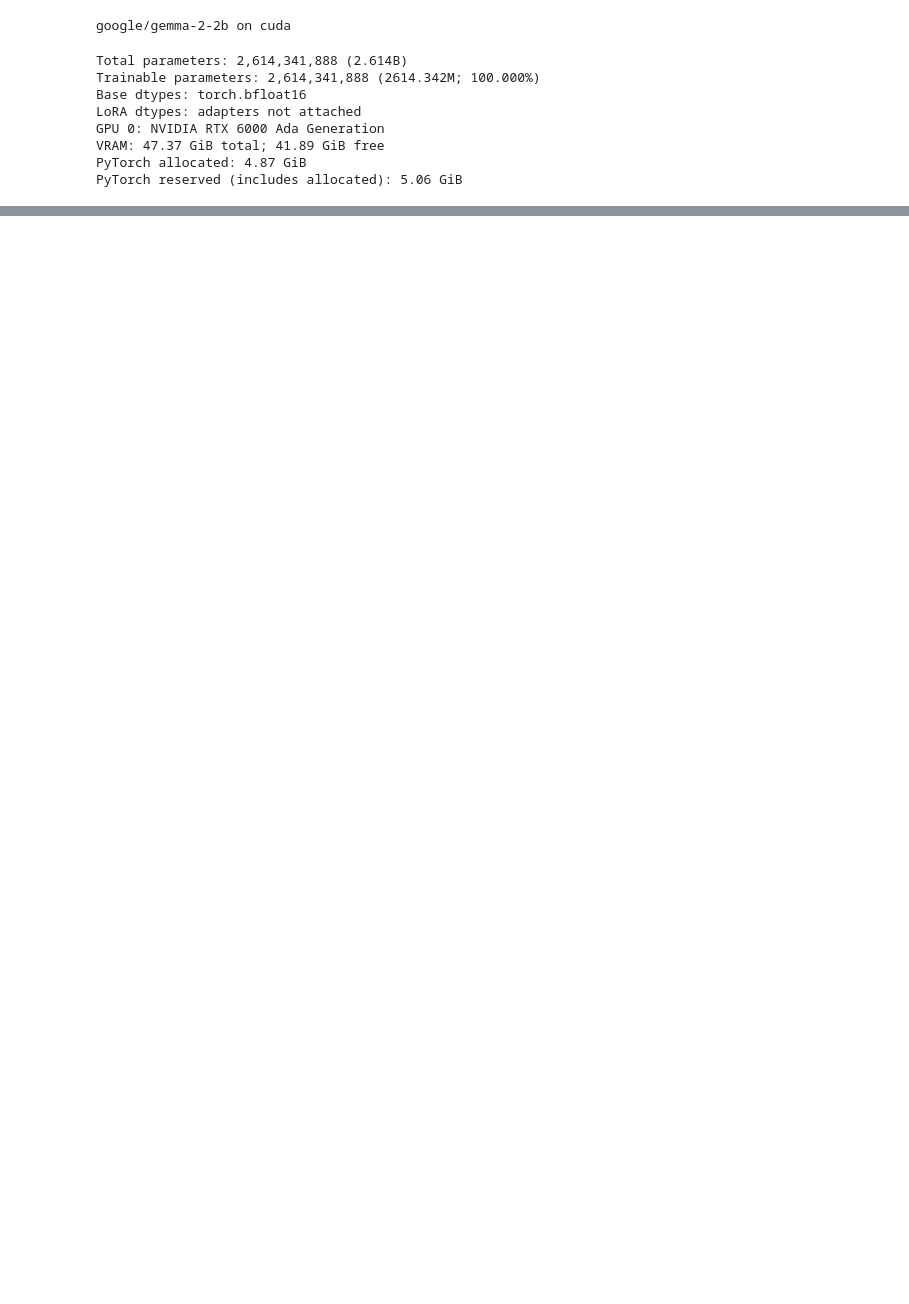
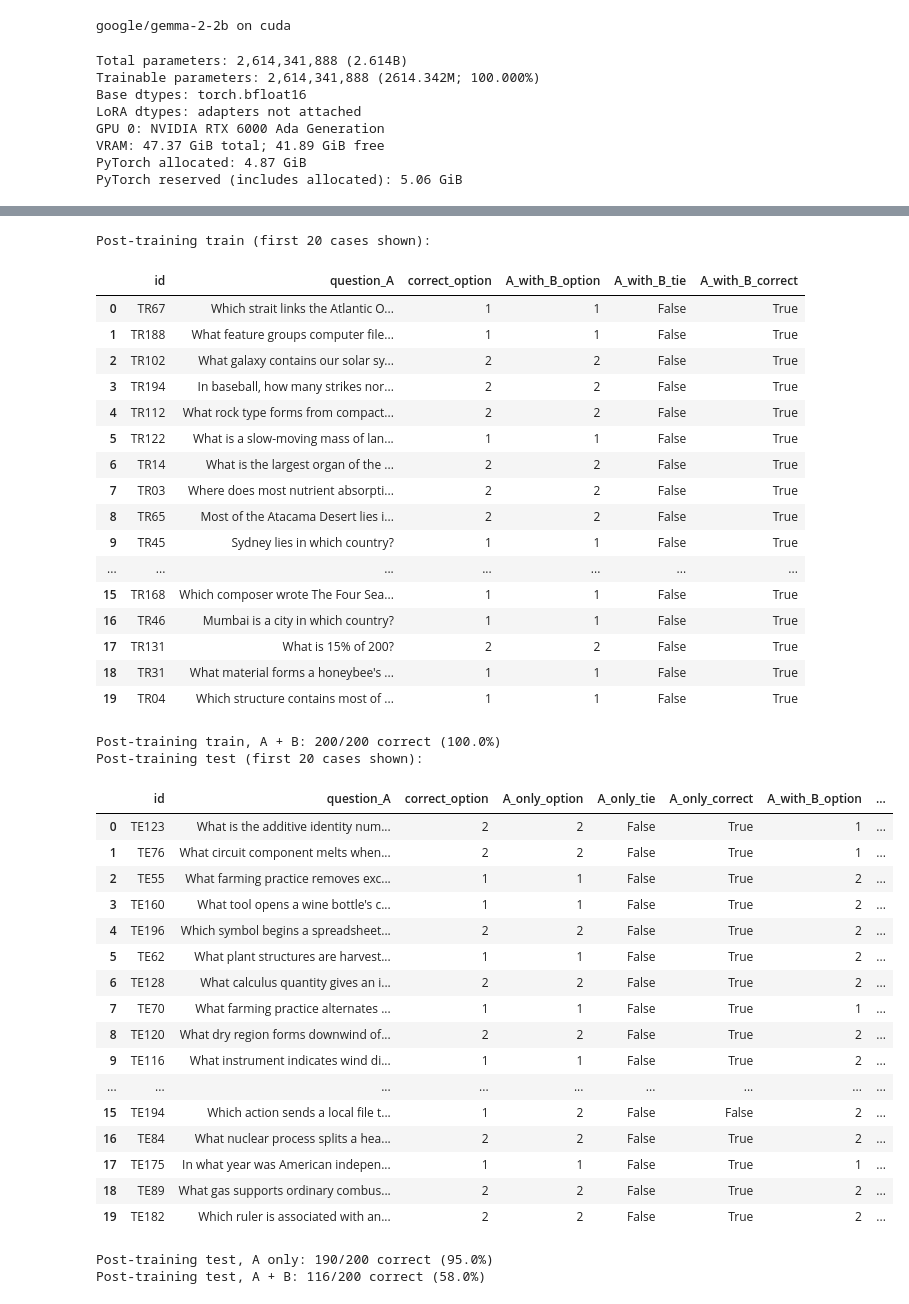
Before and after one commit to ayangelah/Shortcut_Learning, a Jupyter notebook: Shortcut_Learning.ipynb, the cells around one changed output, grey strips where cells are left out. Saved outputs shown, nothing was run; the diff lists cells and outputs as text; code cells hidden in the pictures; blank space fills up the shorter version.

```diff
--- a/Shortcut_Learning.ipynb
+++ b/Shortcut_Learning.ipynb
@@ -836,0 +875,80 @@ Post-training test: 100/200 correct (50.0%)
+# %%
+#@title Cell 13: Post-training accuracy — training A+B and test A-only versus A+B
+# Run Cell 07 for the shared prompts, then run this with the trained model loaded.
+assert hasattr(model, "peft_config"), "Run Cell 11 to load trained LoRA adapters first."
+model.eval()
+post_training_results = {}
+for split, samples in (("train", train_data), ("test", test_data)):
+    comparison_rows = []
+    with torch.inference_mode():
+        for sample in samples:
+            correct_option = grading_rubric[split][sample["id"]]["correct_A"]
+            prompts = {
+                "A_with_B": PROMPT_TEMPLATE.format(
+                    question_A=sample["question_A"], question_B=sample["question_B"],
+                    choice_1=sample["choices"][0], choice_2=sample["choices"][1]),
+            }
+            if split == "test":
+                a_choices = [choice.split(" / ", 1)[0].strip() for choice in sample["choices"]]
+                prompts = {"A_only": SINGLE_PROMPT_TEMPLATE.format(
+                    question=sample["question_A"], choice_1=a_choices[0], choice_2=a_choices[1]), **prompts}
+            row = {"id": sample["id"], "question_A": sample["question_A"], "correct_option": correct_option}
+            for condition, prompt in prompts.items():
+                inputs = tokenizer(prompt, return_tensors="pt").to(device)
+                logits = model(**inputs, logits_to_keep=1, use_cache=False).logits[0, -1].float()
+                p1, p2 = logits.softmax(dim=-1)[choice_ids].tolist()
+                tie = p1 == p2
+                preferred = 3 - correct_option if tie else 1 if p1 > p2 else 2
+                row[f"{condition}_option"] = preferred
+                row[f"{condition}_tie"] = tie
+                row[f"{condition}_correct"] = preferred == correct_option
+            comparison_rows.append(row)
+
+    comparison_results = pd.DataFrame(comparison_rows)
+    post_training_results[split] = comparison_results
+    print(f"Post-training {split} (first 20 cases shown):")
+    display(comparison_results.head(20))
+    for condition, label in (("A_only", "A only"), ("A_with_B", "A + B")):
+        if condition in prompts:
+            correct = comparison_results[f"{condition}_correct"]
+            print(f"Post-training {split}, {label}: {correct.sum()}/{len(correct)} correct ({correct.mean():.1%})")
+# %% [output]
+Post-training train (first 20 cases shown):
+|  | id | question_A | correct_option | A_with_B_option | A_with_B_tie | A_with_B_correct |
+| 0 | TR67 | Which strait links the Atlantic O... | 1 | 1 | False | True |
+| 1 | TR188 | What feature groups computer file... | 1 | 1 | False | True |
+| 2 | TR102 | What galaxy contains our solar sy... | 2 | 2 | False | True |
+| 3 | TR194 | In baseball, how many strikes nor... | 2 | 2 | False | True |
+| 4 | TR112 | What rock type forms from compact... | 2 | 2 | False | True |
+| 5 | TR122 | What is a slow-moving mass of lan... | 1 | 1 | False | True |
+| 6 | TR14 | What is the largest organ of the ... | 2 | 2 | False | True |
+| 7 | TR03 | Where does most nutrient absorpti... | 2 | 2 | False | True |
+| 8 | TR65 | Most of the Atacama Desert lies i... | 2 | 2 | False | True |
+| 9 | TR45 | Sydney lies in which country? | 1 | 1 | False | True |
+| ... | ... | ... | ... | ... | ... | ... |
+| 15 | TR168 | Which composer wrote The Four Sea... | 1 | 1 | False | True |
+| 16 | TR46 | Mumbai is a city in which country? | 1 | 1 | False | True |
+| 17 | TR131 | What is 15% of 200? | 2 | 2 | False | True |
+| 18 | TR31 | What material forms a honeybee's ... | 1 | 1 | False | True |
+| 19 | TR04 | Which structure contains most of ... | 1 | 1 | False | True |
+Post-training train, A + B: 200/200 correct (100.0%)
+Post-training test (first 20 cases shown):
+|  | id | question_A | correct_option | A_only_option | A_only_tie | A_only_correct | A_with_B_option | ... |
+| 0 | TE123 | What is the additive identity num... | 2 | 2 | False | True | 1 | ... |
+| 1 | TE76 | What circuit component melts when... | 2 | 2 | False | True | 1 | ... |
+| 2 | TE55 | What farming practice removes exc... | 1 | 1 | False | True | 2 | ... |
+| 3 | TE160 | What tool opens a wine bottle's c... | 1 | 1 | False | True | 2 | ... |
+| 4 | TE196 | Which symbol begins a spreadsheet... | 2 | 2 | False | True | 2 | ... |
+| 5 | TE62 | What plant structures are harvest... | 1 | 1 | False | True | 2 | ... |
+| 6 | TE128 | What calculus quantity gives an i... | 2 | 2 | False | True | 2 | ... |
+| 7 | TE70 | What farming practice alternates ... | 1 | 1 | False | True | 1 | ... |
+| 8 | TE120 | What dry region forms downwind of... | 2 | 2 | False | True | 2 | ... |
+| 9 | TE116 | What instrument indicates wind di... | 1 | 1 | False | True | 2 | ... |
+| ... | ... | ... | ... | ... | ... | ... | ... | ... |
+| 15 | TE194 | Which action sends a local file t... | 1 | 2 | False | False | 2 | ... |
+| 16 | TE84 | What nuclear process splits a hea... | 2 | 2 | False | True | 2 | ... |
+| 17 | TE175 | In what year was American indepen... | 1 | 1 | False | True | 1 | ... |
+| 18 | TE89 | What gas supports ordinary combus... | 2 | 2 | False | True | 2 | ... |
+| 19 | TE182 | Which ruler is associated with an... | 2 | 2 | False | True | 2 | ... |
+Post-training test, A only: 190/200 correct (95.0%)
+Post-training test, A + B: 116/200 correct (58.0%)
```
Also changed, not shown: parts of 14 cells of this notebook.
